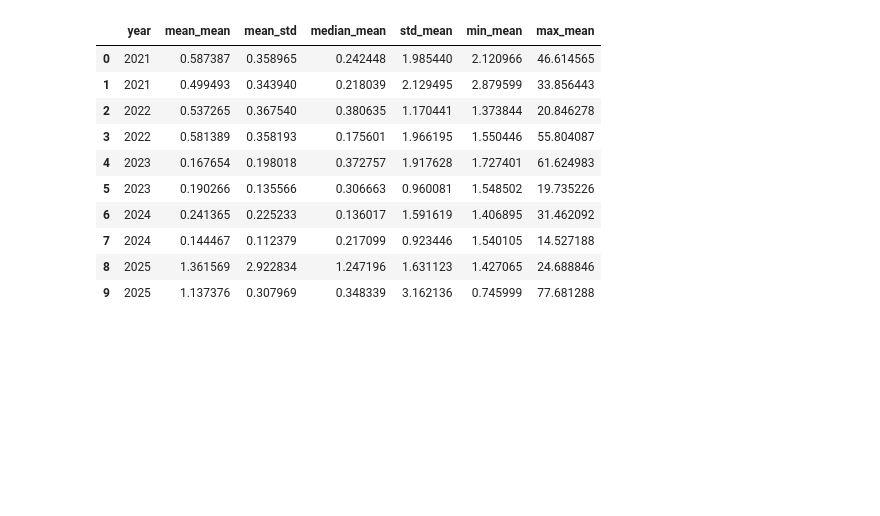
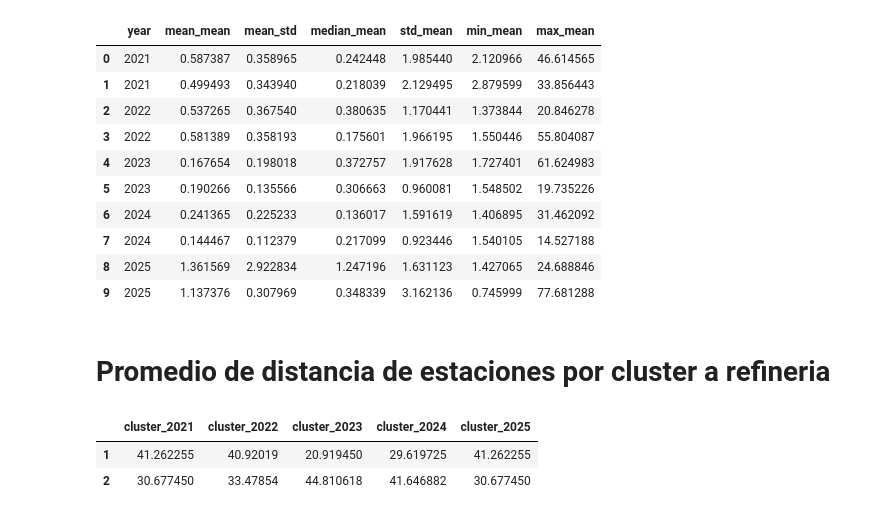
Before and after one commit to andreroblesb/airemty, a Jupyter notebook: conglomerados.ipynb, the cells around one changed output. Drawn from its saved outputs; the diff is of its cells as text; code cells hidden in the pictures; blank space fills up the shorter version.

```diff
--- a/conglomerados.ipynb
+++ b/conglomerados.ipynb
@@ -603,3 +603,29 @@ resumen_todos[[	'year','mean_mean',	'mean_std',	'median_mean',	'std_mean',	'min_
 | 7 | 2024 | 0.144467 | 0.112379 | 0.217099 | 0.923446 | 1.540105 | 14.527188 |
 | 8 | 2025 | 1.361569 | 2.922834 | 1.247196 | 1.631123 | 1.427065 | 24.688846 |
 | 9 | 2025 | 1.137376 | 0.307969 | 0.348339 | 3.162136 | 0.745999 | 77.681288 |
+# %% [markdown]
+# Promedio de distancia de estaciones por cluster a refineria
+# %%
+import pandas as pd
+
+# Lista de columnas de cluster por año
+cluster_cols = ["cluster_2021", "cluster_2022", "cluster_2023", "cluster_2024", "cluster_2025"]
+
+# Diccionario donde se guardará el resultado
+dist_med_porclust = {}
+
+# Calcular la distancia promedio por cluster para cada año
+for col in cluster_cols:
+    # Agrupamos por el cluster de ese año y calculamos la media de las distancias
+    dist_med = df_all.groupby(col)['distance_km'].mean()
+
+    # Guardamos el resultado
+    dist_med_porclust[col] = dist_med
+
+# Convertimos el resultado a un DataFrame para ver todo junto
+dist_med_porclust_df = pd.DataFrame(dist_med_porclust)
+dist_med_porclust_df
+# %% [output]
+|  | cluster_2021 | cluster_2022 | cluster_2023 | cluster_2024 | cluster_2025 |
+| 1 | 41.262255 | 40.92019 | 20.919450 | 29.619725 | 41.262255 |
+| 2 | 30.677450 | 33.47854 | 44.810618 | 41.646882 | 30.677450 |
```
Also changed, not shown: parts of 1 cell of this notebook.
